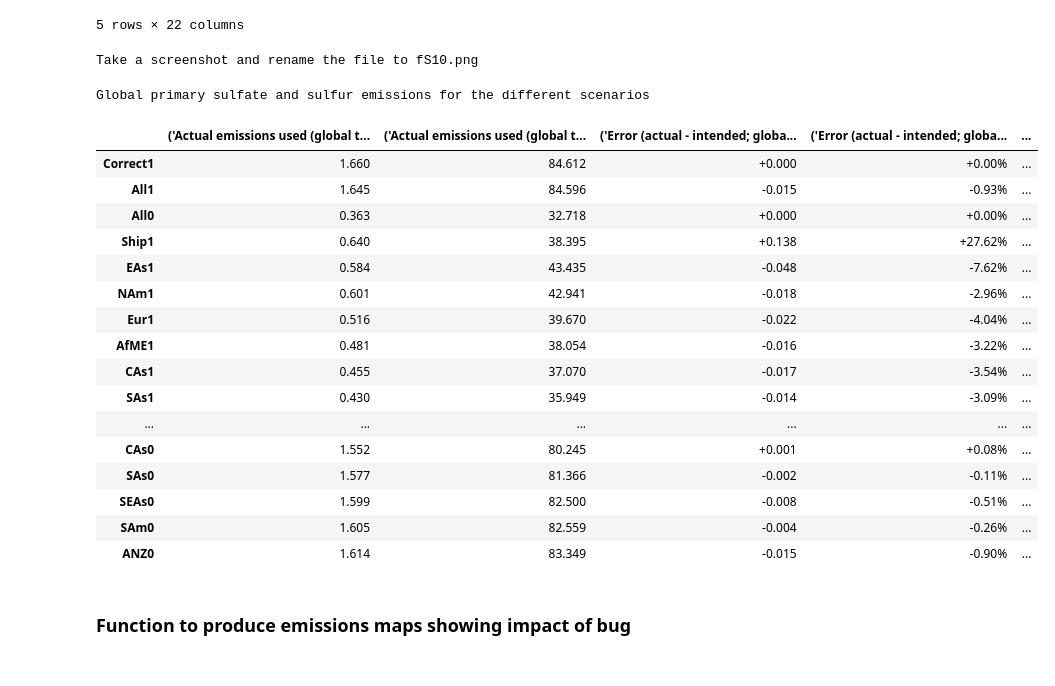
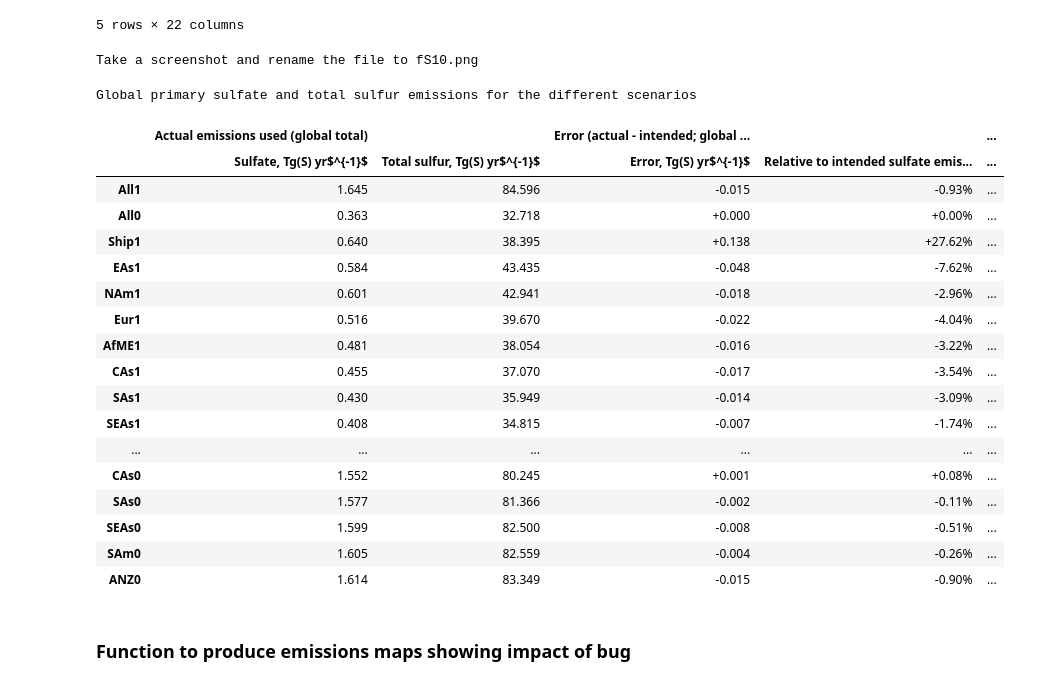
Before and after one commit to grandey/draft2017a-region-rfp, a Jupyter notebook: emissions_bug_draft2017a.ipynb, the cells around one changed output. Drawn from its saved outputs; the diff is of its cells as text; code cells hidden in the pictures.

Commit message:
emissions_bug_draft2017a.ipynb: removing Correct1 from Fig. S10

```diff
--- a/emissions_bug_draft2017a.ipynb
+++ b/emissions_bug_draft2017a.ipynb
@@ -280,7 +280,7 @@ table_df = error_df[['so4_actual_globe', 's_actual_globe',
                      'so4_error_globe', 'so4_rel_error_globe', 's_rel_error_globe',
                      'so4_error_land', 'so4_error_ocean', 'so4_error_coastal',]]
 # Order (All1, All0, Θ1, Θ0)
-scenario_order = ['Correct1', 'All1', 'All0',
+scenario_order = ['All1', 'All0',
                   'Ship1', 'EAs1', 'NAm1', 'Eur1', 'AfME1',
                   'CAs1', 'SAs1', 'SEAs1', 'SAm1', 'ANZ1',
                   'Ship0', 'EAs0', 'NAm0', 'Eur0', 'AfME0',
@@ -304,6 +304,9 @@ column_dict = {'so4_actual_globe': ('Actual emissions used (global total)',
                'so4_error_coastal': ('Error over land, ocean, and coastal regions',
                                      'Coastal error,<br>Tg(S) yr$^{-1}$')}
 table_df = table_df.rename(columns=column_dict)
+# Reindex columns using multiindex
+index = pd.MultiIndex.from_tuples(column_dict.values())
+table_df = table_df.reindex(index, axis=1)
 # Style the table
 table_styler = table_df.style\
     .set_table_styles([{'selector': "th",  # header alignment
@@ -312,37 +315,37 @@ table_styler = table_df.style\
                        'props': [('text-align', 'center'),
                                  ('font-size', '150%')]}])\
     .format({column_dict['so4_actual_globe']: '{:.3f}',
              column_dict['s_actual_globe']: '{:.3f}',
              column_dict['so4_error_globe']: '{:+.3f}',
              column_dict['so4_rel_error_globe']: '{:+.2%}',
              column_dict['s_rel_error_globe']: '{:+.2%}',
              column_dict['so4_error_land']: '{:+.3f}',
              column_dict['so4_error_ocean']: '{:+.3f}',
              column_dict['so4_error_coastal']: '{:+.3f}'})\
     .bar(align='left', color=['#D6EAF8', '#FDEBD0'], width=98,
          subset=[column_dict['so4_actual_globe'], column_dict['s_actual_globe']])\
     .set_properties(**{'text-align': 'center', 'width': '3.5cm',
                        'font-size': '10pt'})
 # Specify bars for the errors
 for land_or_ocean in ['globe', 'land', 'ocean', 'coastal']:
     max_abs_value = table_df[column_dict['so4_error_{}'.format(land_or_ocean)]].abs().max()
     width = max_abs_value / 0.154 * 100  # scale bars to same scale
     table_styler = table_styler.bar(subset=[column_dict['so4_error_{}'.format(land_or_ocean)]],
                                     align='zero', color=['#D6EAF8', '#FADBD8'],
                                     width=width)
 # Add a caption
-caption = 'Global primary sulfate and sulfur emissions for the different scenarios'
+caption = 'Global primary sulfate and total sulfur emissions for the different scenarios'
 table_styler = table_styler.set_caption(caption)
 # Display the table - and print reminder to take screenshot
 # Note: the table may not be properly rendered when viewed on GitHub
 print('Take a screenshot and rename the file to fS{:02}.png'.format(supp_figure_counter))
 supp_figure_counter += 1
 table_styler
 # %% [output]
 Take a screenshot and rename the file to fS10.png
-Global primary sulfate and sulfur emissions for the different scenarios
+Global primary sulfate and total sulfur emissions for the different scenarios
-|  | ('Actual emissions used (global t... | ('Actual emissions used (global t... | ('Error (actual - intended; globa... | ('Error (actual - intended; globa... | ... |
-| Correct1 | 1.660 | 84.612 | +0.000 | +0.00% | ... |
+|  | Actual emissions used (global total) |  | Error (actual - intended; global ... |  | ... |
+|  | Sulfate, Tg(S) yr$^{-1}$ | Total sulfur, Tg(S) yr$^{-1}$ | Error, Tg(S) yr$^{-1}$ | Relative to intended sulfate emis... | ... |
 | All1 | 1.645 | 84.596 | -0.015 | -0.93% | ... |
 | All0 | 0.363 | 32.718 | +0.000 | +0.00% | ... |
 | Ship1 | 0.640 | 38.395 | +0.138 | +27.62% | ... |
@@ -352,6 +355,7 @@ Global primary sulfate and sulfur emissions for the different scenarios
 | AfME1 | 0.481 | 38.054 | -0.016 | -3.22% | ... |
 | CAs1 | 0.455 | 37.070 | -0.017 | -3.54% | ... |
 | SAs1 | 0.430 | 35.949 | -0.014 | -3.09% | ... |
+| SEAs1 | 0.408 | 34.815 | -0.007 | -1.74% | ... |
 | ... | ... | ... | ... | ... | ... |
 | CAs0 | 1.552 | 80.245 | +0.001 | +0.08% | ... |
 | SAs0 | 1.577 | 81.366 | -0.002 | -0.11% | ... |
```
Also changed, not shown: parts of 2 cells of this notebook.
